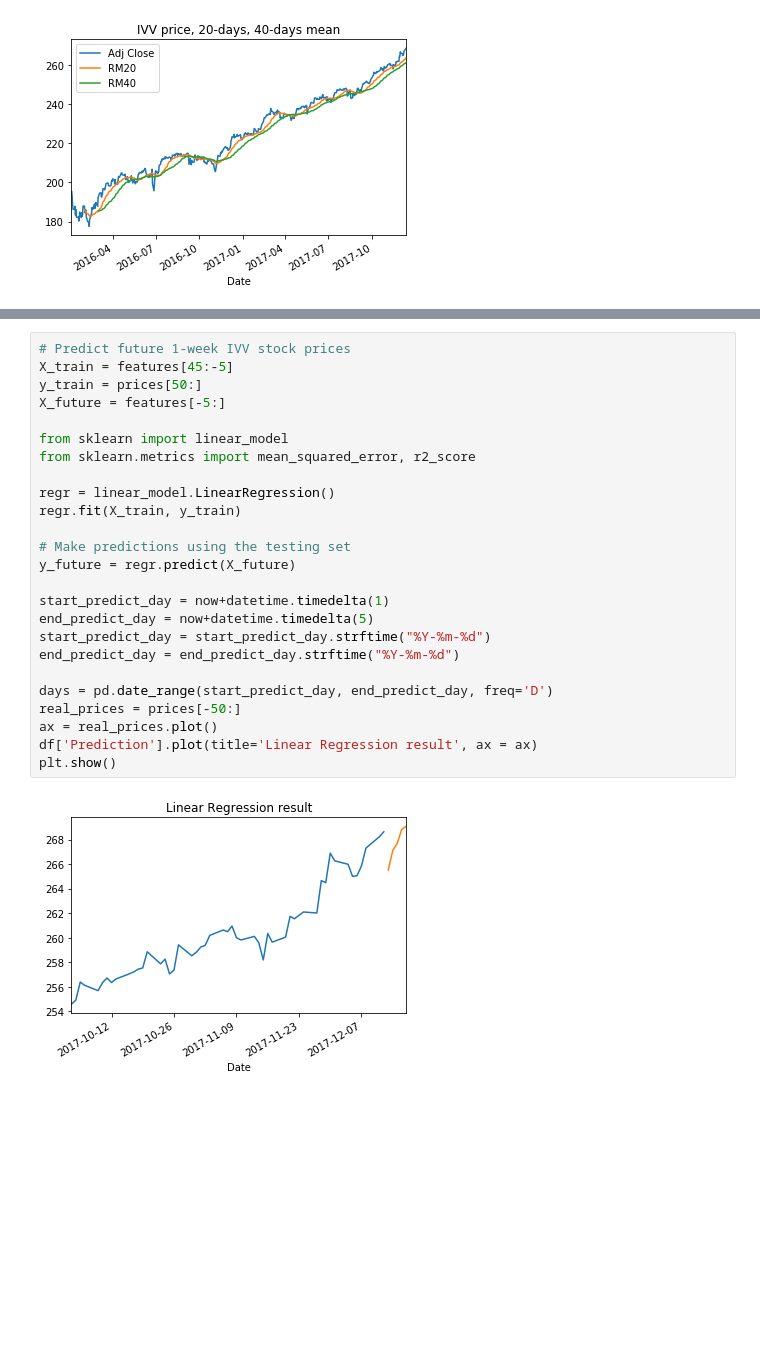
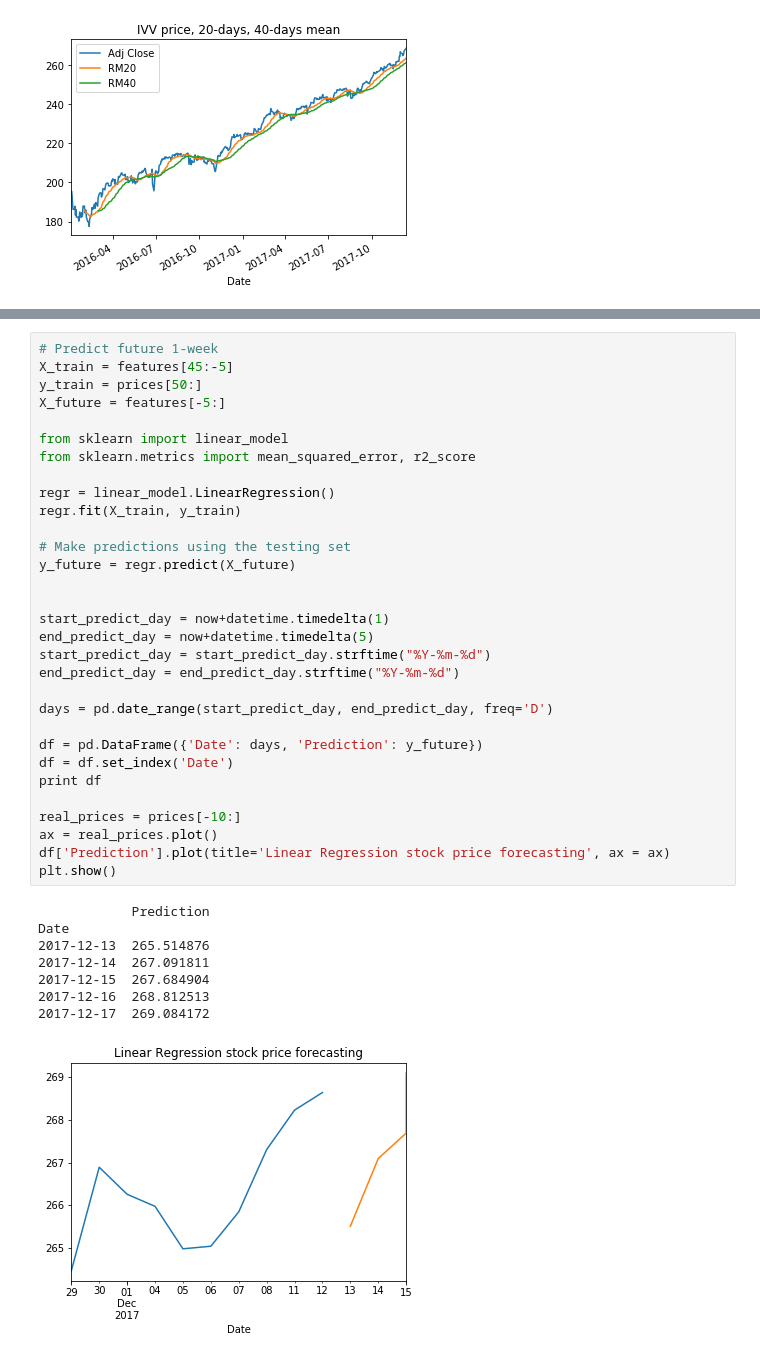
Before and after one commit to Chris-lee-cp/capstone, a Jupyter notebook: stock_predict_linear_regression.ipynb, the cells around one changed output, grey strips where cells are left out. Drawn from its saved outputs; the diff is of its cells as text; blank space fills up the shorter version.

Commit message:
fix plot problem

```diff
--- a/stock_predict_linear_regression.ipynb
+++ b/stock_predict_linear_regression.ipynb
@@ -186,27 +148,40 @@ Date
 # %%
-# Predict future 1-week IVV stock prices
+# Predict future 1-week
 X_train = features[45:-5]
 y_train = prices[50:]
 X_future = features[-5:]
 
 from sklearn import linear_model
 from sklearn.metrics import mean_squared_error, r2_score
 
 regr = linear_model.LinearRegression()
 regr.fit(X_train, y_train)
 
 # Make predictions using the testing set
 y_future = regr.predict(X_future)
 
+
 start_predict_day = now+datetime.timedelta(1)
 end_predict_day = now+datetime.timedelta(5)
 start_predict_day = start_predict_day.strftime("%Y-%m-%d")
 end_predict_day = end_predict_day.strftime("%Y-%m-%d")
 
 days = pd.date_range(start_predict_day, end_predict_day, freq='D')
-real_prices = prices[-50:]
+
+df = pd.DataFrame({'Date': days, 'Prediction': y_future})
+df = df.set_index('Date')
+print df
+
+real_prices = prices[-10:]
 ax = real_prices.plot()
-df['Prediction'].plot(title='Linear Regression result', ax = ax)
+df['Prediction'].plot(title='Linear Regression stock price forecasting', ax = ax)
 plt.show()
 # %% [output]
+            Prediction
+Date
+2017-12-13  265.514876
+2017-12-14  267.091811
+2017-12-15  267.684904
+2017-12-16  268.812513
+2017-12-17  269.084172
-[figure, old version]
+[figure, new version]
```
Also changed, not shown: parts of 2 cells of this notebook.
